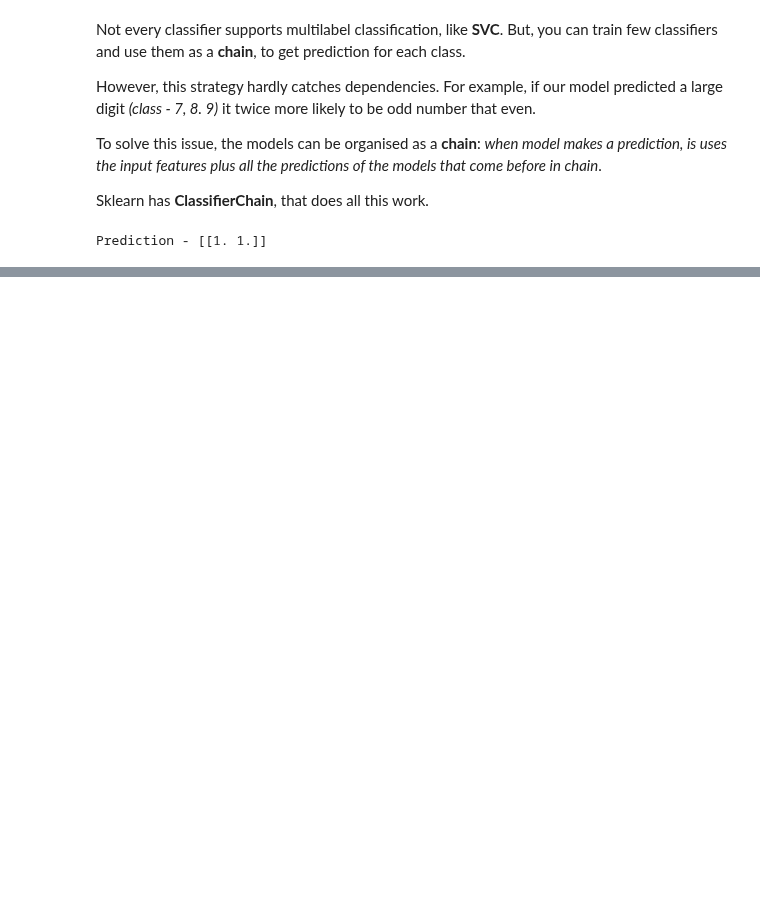
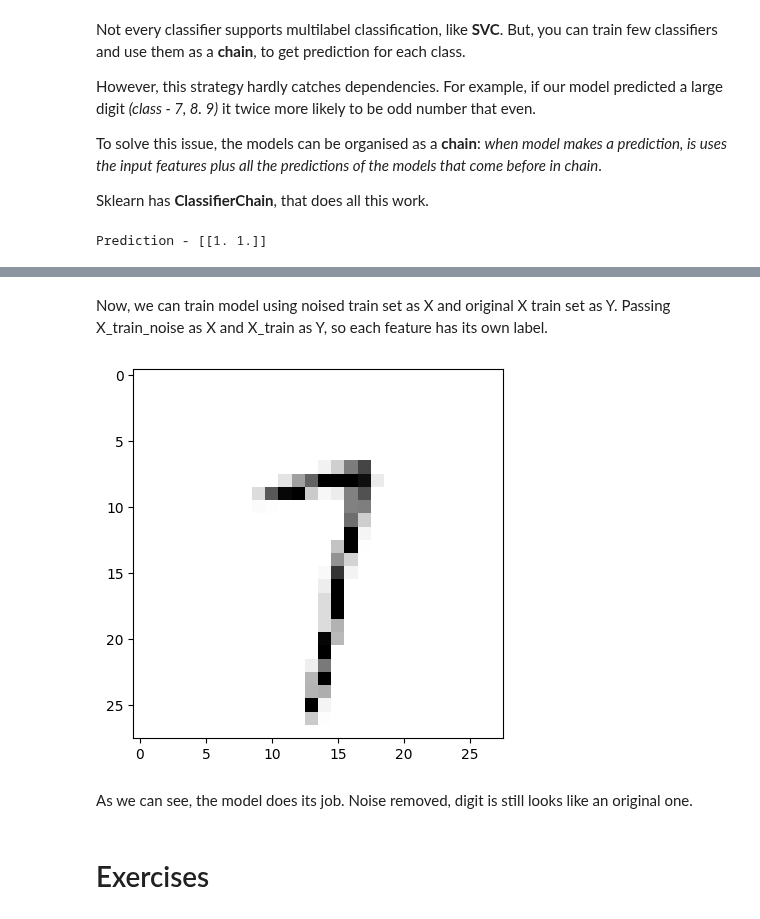
Before and after one commit to yeghor/Learning-Machine-Learning, a Jupyter notebook: jupyter_notes/Classification-2.ipynb, the cells around one changed output, grey strips where cells are left out. Cells and saved outputs as stored; diff of their text form; code cells hidden in the pictures; blank space fills up the shorter version.

Commit message:
added multioutput classification paragraphh

```diff
--- a/jupyter_notes/Classification-2.ipynb
+++ b/jupyter_notes/Classification-2.ipynb
@@ -632,0 +639,11 @@ Prediction - [[1. 1.]]
+# %%
+np.random.seed(42)
+
+X_train_noise = X_train.copy()
+X_test_noise = X_test.copy()
+
+for i, digit in enumerate(X_train_noise):
+    X_train_noise[i] = digit + np.random.randint(0, 100, (1, 784))
+
+for i, digit in enumerate(X_test_noise):
+    X_train_noise[i] = digit + np.random.randint(0, 100, (1, 784))
@@ -632,0 +656,16 @@ Prediction - [[1. 1.]]
+# %% [markdown]
+Now, we can train model using noised train set as X and original X train set as Y. Passing X_train_noise as X and X_train as Y, so each feature has its own label.
+# %%
+k_nnn_multioutput_clf = KNeighborsClassifier()
+knn_predictions = k_nnn_multioutput_clf.fit(X_train_noise, X_train)
+
+clean_some_digit = knn_predictions.predict([some_digit])
+
+plt.imshow(clean_some_digit.reshape(28, 28), cmap="binary")
+plt.show()
+# %% [output]
+[figure, added]
+# %% [markdown]
+As we can see, the model does its job. Noise removed, digit is still looks like an original one.
+# %% [markdown]
+# Exercises
```
Also changed, not shown: parts of 3 cells of this notebook.
